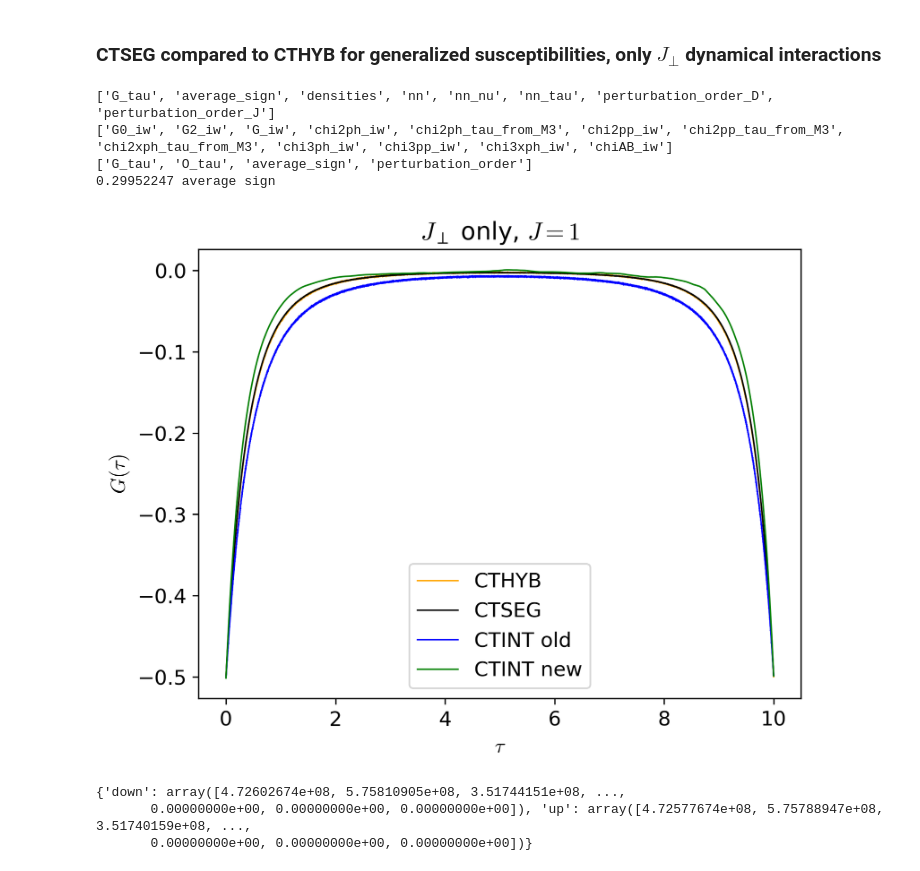
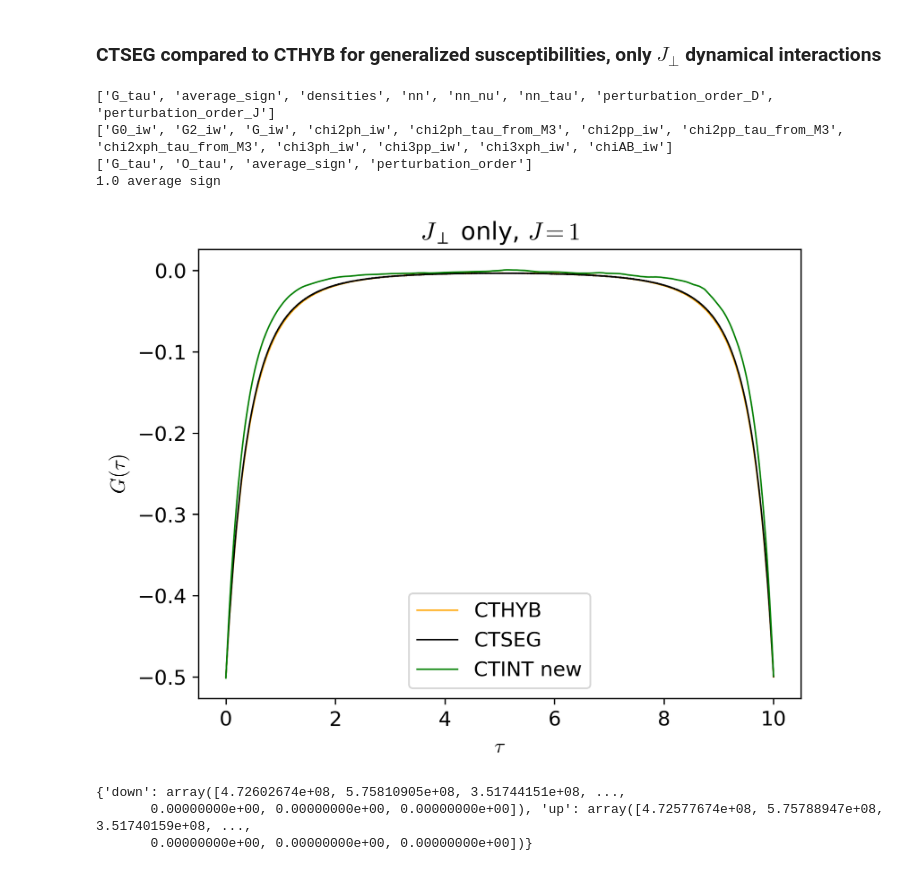
Before and after one commit to andrewkhardy/cthyb, a Jupyter notebook: benchmark/dynamic_int/CTHYB_Benchmarking.ipynb, the cells around one changed output. Cells and saved outputs as stored; diff of their text form; code cells hidden in the pictures.

```diff
--- a/benchmark/dynamic_int/CTHYB_Benchmarking.ipynb
+++ b/benchmark/dynamic_int/CTHYB_Benchmarking.ipynb
@@ -71,10 +150,15 @@ with HDFArchive(f"{data_loc}/spin_spin_ctseg_J-0.25-U-4.0_1.0_1.0_1.0_1.0_1.0_b-
     nn_iw = A["nn_nu"]
     nn_nu  = make_gf_dlr_imtime(nn_iw)
 
-with HDFArchive(f"{data_loc}/spin_spin_ctint_old_J-0.25-U-4.0_1.0_1.0_1.0_1.0_1.0_b-10.0.h5", "r") as A:
+with HDFArchive(f"{data_loc}/spin_spin_ctint_old_J-0.125-U-4.0_1.0_1.0_1.0_1.0_1.0_b-10.0.h5", "r") as A:
     print(A.keys())
     G_iw = A["G_iw"]
+    n_iw = len(G_iw["up"].data)
     G_tau_int_2 = make_gf_from_fourier(G_iw)
+    #print(G_iw)
+    #G_tau_int_2 = GfImTime(indices=[0], beta=10.0, n_points=n_iw*2-1)
+    #print(G_tau_int_2)
+    #G_tau_int_2 << Fourier(G_iw)
     #G_tau_int = make_gf_dlr_imtime(G_iw)
     #print(A["average_sign"], "average sign")
     #x = A["perturbation_order"]
@@ -96,7 +180,7 @@ oplot(G_tau_int_1["up"].real, color="blue", linewidth = 0.5, label="CTINT old")
 oplot(G_tau_int_2["up"].real, color="green", linewidth = 0.9, label="CTINT new")
 plt.title(r"$J_\perp + \mathcal{U}, SU(2)$ symmetric, $J = 0.25$")
 plt.ylabel(r"$G(\tau)$")
-plt.ylim(-0.1, 0.0)
+plt.ylim(-0.05, 0.0)
 plt.legend()
 plt.show()
 # %% [output]
@@ -182,7 +262,7 @@ data_ref = "/home/andrewhardy/Documents/CCQ/cthyb_dyn/benchmark/dynamic_int"
 with HDFArchive(f"{data_ref}/ctint.ref.h5", "r") as A:
     G_tau_int_1 = A["dmft_loop/i_001/S/G_tau"]
 
-with HDFArchive(f"{data_loc}/spin_spin_ctseg_J-1.0-U-4.0_1.0_1.0_1.0_1.0_1.0_b-10.0.h5", "r") as A:
+with HDFArchive(f"{data_loc}/spin_spin_ctseg_J-1.0-U-4.0_1.0_0.0_0.0_0.0_0.0_b-10.0.h5", "r") as A:
     print(A.keys())
     G_tau_seg = A["G_tau"]
     #d = A["perturbation_order_D"]
@@ -192,38 +272,38 @@ with HDFArchive(f"{data_loc}/spin_spin_ctseg_J-1.0-U-4.0_1.0_1.0_1.0_1.0_1.0_b-1
     nn_nu  = make_gf_dlr_imtime(nn_iw)
 
 with HDFArchive(f"{data_loc}/spin_spin_ctint_old_J-1.0-U-4.0_1.0_1.0_1.0_1.0_1.0_b-10.0.h5", "r") as A:
     print(A.keys())
-    G_iw = A["G_iw"]CTHYB_Data/* /home/andrewhardy/Documents/Data/CTHYB_Data
+    G_iw = A["G_iw"]
     G_tau_int_2 = make_gf_from_fourier(G_iw)
     #G_tau_int = make_gf_dlr_imtime(G_iw)
     #print(A["average_sign"], "average sign")
     #x = A["perturbation_order"]
     #Sz = A["O_tau"]
     nn_ctint = A["chi2ph_tau_from_M3"]
     nn_ctint_iw = A["chiAB_iw"]
     #nn_ctint = make_gf_from_fourier(nn_ctint_iw)
 
-with HDFArchive(f"{data_loc}/spin_spin_cthyb_J-1.0-U-4.0_1.0_1.0_1.0_1.0_1.0_b-10.0.h5", "r") as A:
+with HDFArchive(f"{data_loc}/spin_spin_cthyb_J-1.0-U-4.0_1.0_0.0_0.0_0.0_0.0_b-10.0.h5", "r") as A:
     print(A.keys())
     G_tau_hyb = A["G_tau"]
     print(A["average_sign"], "average sign")
     x = A["perturbation_order"]
     Sz = A["O_tau"]
 
 oplot(G_tau_hyb["up"].real, color="orange", linewidth = 0.9, label="CTHYB")
 oplot(G_tau_seg["up"].real, color="black", linewidth = 0.9, label="CTSEG")
-oplot(G_tau_int_1["up"].real, color="blue", linewidth = 0.9, label="CTINT old")
+#oplot(G_tau_int_1["up"].real, color="blue", linewidth = 0.9, label="CTINT old")
 oplot(G_tau_int_2["up"].real, color="green", linewidth = 0.9, label="CTINT new")
 plt.title(r"$J_\perp$ only, $J = 1$")
 plt.ylabel(r"$G(\tau)$")
 plt.legend()
 plt.show()
 # %% [output]
 ['G_tau', 'average_sign', 'densities', 'nn', 'nn_nu', 'nn_tau', 'perturbation_order_D', 'perturbation_order_J']
 ['G0_iw', 'G2_iw', 'G_iw', 'chi2ph_iw', 'chi2ph_tau_from_M3', 'chi2pp_iw', 'chi2pp_tau_from_M3', 'chi2xph_tau_from_M3', 'chi3ph_iw', 'chi3pp_iw', 'chi3xph_iw', 'chiAB_iw']
 ['G_tau', 'O_tau', 'average_sign', 'perturbation_order']
-0.29952247 average sign
+1.0 average sign
-[figure, old version]
+[figure, new version]
 # %%
 print(x)
 # %% [output]
```
Also changed, not shown: parts of 6 cells of this notebook, 1 other file.
